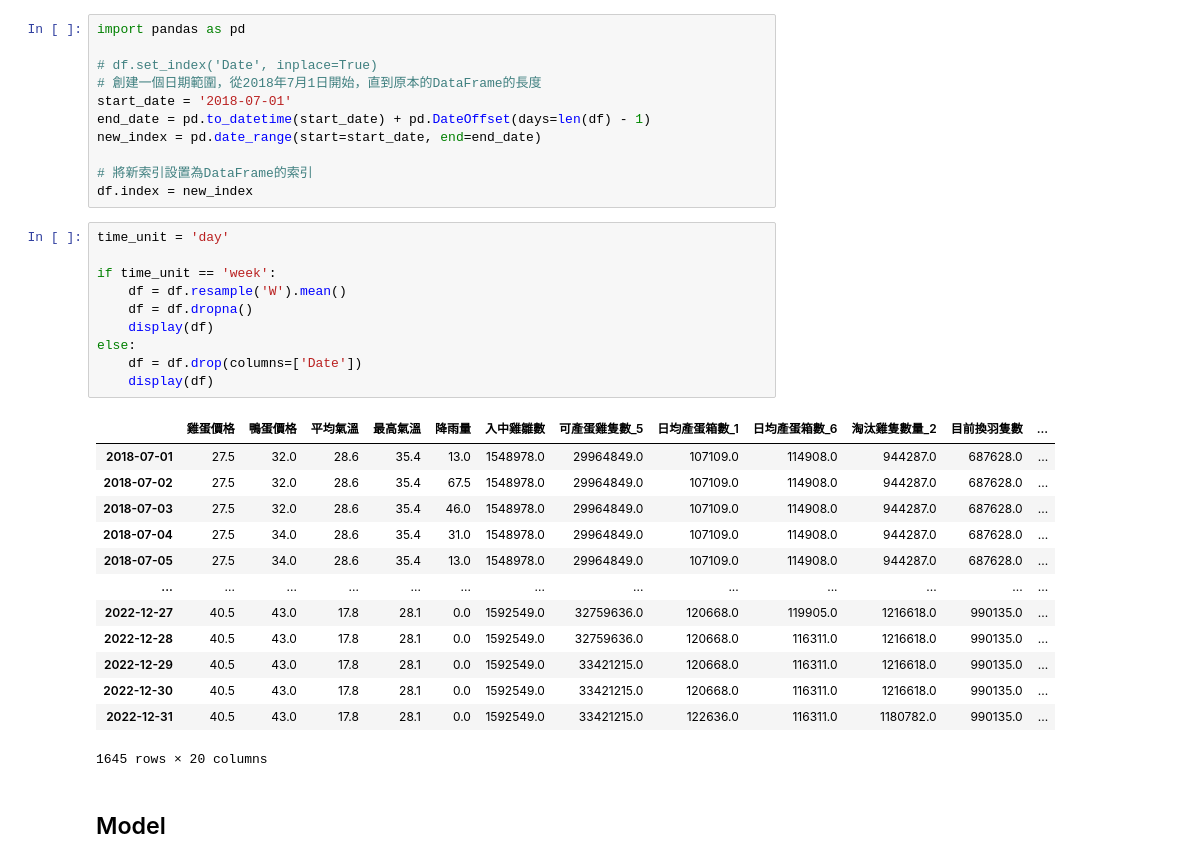
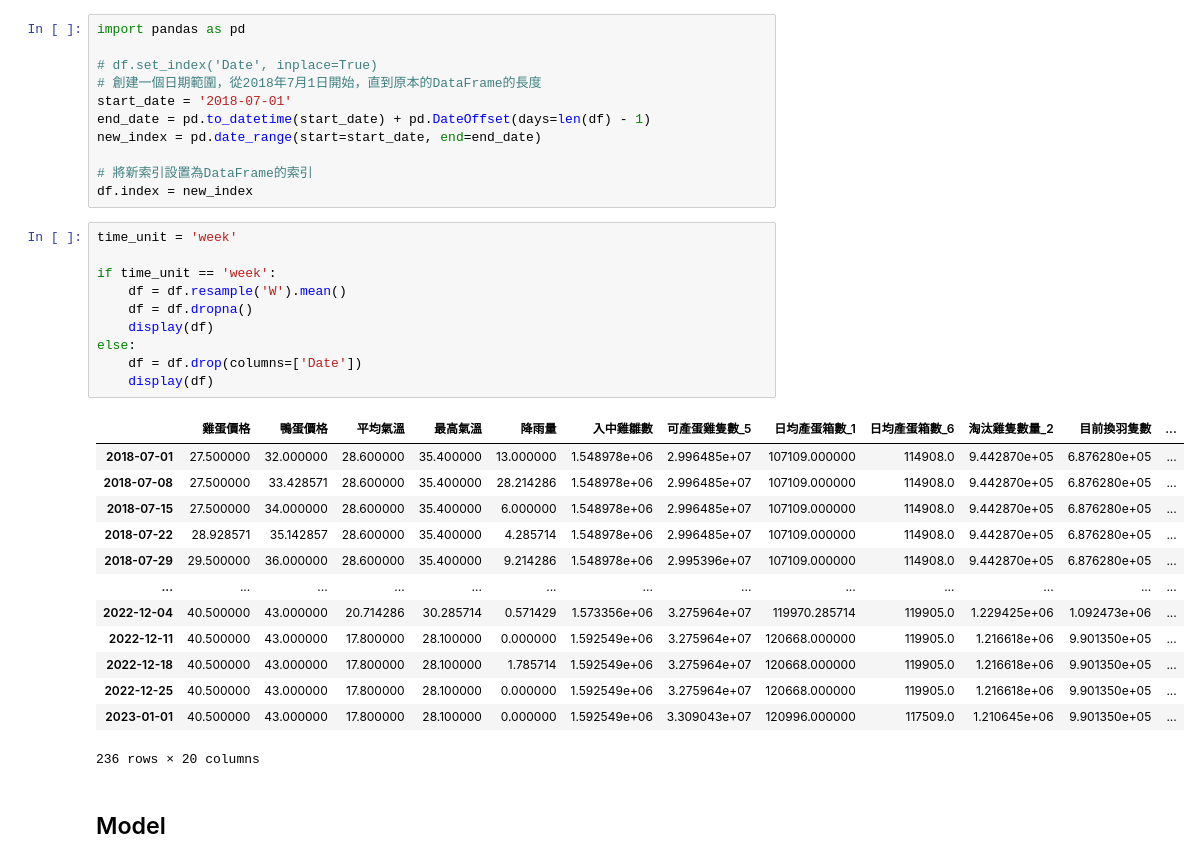
Before and after one commit to rongzunzzz/112-1-SLDL-Final-EggPricePrediction, a Jupyter notebook: SARIMA/model_SARIMA_extended.ipynb, the cells around one changed output. Drawn from its saved outputs; the diff is of its cells as text.

```diff
--- a/SARIMA/model_SARIMA_extended.ipynb
+++ b/SARIMA/model_SARIMA_extended.ipynb
@@ -61,29 +61,29 @@ new_index = pd.date_range(start=start_date, end=end_date)
 # 將新索引設置為DataFrame的索引
 df.index = new_index
 # %%
-time_unit = 'day'
+time_unit = 'week'
 
 if time_unit == 'week':
     df = df.resample('W').mean()
     df = df.dropna()
     display(df)
 else:
     df = df.drop(columns=['Date'])
     display(df)
 # %% [output]
 |  | 雞蛋價格 | 鴨蛋價格 | 平均氣溫 | 最高氣溫 | 降雨量 | 入中雞雛數 | 可產蛋雞隻數_5 | 日均產蛋箱數_1 | 日均產蛋箱數_6 | 淘汰雞隻數量_2 | 目前換羽隻數 | ... |
-| 2018-07-01 | 27.5 | 32.0 | 28.6 | 35.4 | 13.0 | 1548978.0 | 29964849.0 | 107109.0 | 114908.0 | 944287.0 | 687628.0 | ... |
-| 2018-07-02 | 27.5 | 32.0 | 28.6 | 35.4 | 67.5 | 1548978.0 | 29964849.0 | 107109.0 | 114908.0 | 944287.0 | 687628.0 | ... |
-| 2018-07-03 | 27.5 | 32.0 | 28.6 | 35.4 | 46.0 | 1548978.0 | 29964849.0 | 107109.0 | 114908.0 | 944287.0 | 687628.0 | ... |
-| 2018-07-04 | 27.5 | 34.0 | 28.6 | 35.4 | 31.0 | 1548978.0 | 29964849.0 | 107109.0 | 114908.0 | 944287.0 | 687628.0 | ... |
-| 2018-07-05 | 27.5 | 34.0 | 28.6 | 35.4 | 13.0 | 1548978.0 | 29964849.0 | 107109.0 | 114908.0 | 944287.0 | 687628.0 | ... |
+| 2018-07-01 | 27.500000 | 32.000000 | 28.600000 | 35.400000 | 13.000000 | 1.548978e+06 | 2.996485e+07 | 107109.000000 | 114908.0 | 9.442870e+05 | 6.876280e+05 | ... |
+| 2018-07-08 | 27.500000 | 33.428571 | 28.600000 | 35.400000 | 28.214286 | 1.548978e+06 | 2.996485e+07 | 107109.000000 | 114908.0 | 9.442870e+05 | 6.876280e+05 | ... |
+| 2018-07-15 | 27.500000 | 34.000000 | 28.600000 | 35.400000 | 6.000000 | 1.548978e+06 | 2.996485e+07 | 107109.000000 | 114908.0 | 9.442870e+05 | 6.876280e+05 | ... |
+| 2018-07-22 | 28.928571 | 35.142857 | 28.600000 | 35.400000 | 4.285714 | 1.548978e+06 | 2.996485e+07 | 107109.000000 | 114908.0 | 9.442870e+05 | 6.876280e+05 | ... |
+| 2018-07-29 | 29.500000 | 36.000000 | 28.600000 | 35.400000 | 9.214286 | 1.548978e+06 | 2.995396e+07 | 107109.000000 | 114908.0 | 9.442870e+05 | 6.876280e+05 | ... |
 | ... | ... | ... | ... | ... | ... | ... | ... | ... | ... | ... | ... | ... |
-| 2022-12-27 | 40.5 | 43.0 | 17.8 | 28.1 | 0.0 | 1592549.0 | 32759636.0 | 120668.0 | 119905.0 | 1216618.0 | 990135.0 | ... |
-| 2022-12-28 | 40.5 | 43.0 | 17.8 | 28.1 | 0.0 | 1592549.0 | 32759636.0 | 120668.0 | 116311.0 | 1216618.0 | 990135.0 | ... |
-| 2022-12-29 | 40.5 | 43.0 | 17.8 | 28.1 | 0.0 | 1592549.0 | 33421215.0 | 120668.0 | 116311.0 | 1216618.0 | 990135.0 | ... |
-| 2022-12-30 | 40.5 | 43.0 | 17.8 | 28.1 | 0.0 | 1592549.0 | 33421215.0 | 120668.0 | 116311.0 | 1216618.0 | 990135.0 | ... |
-| 2022-12-31 | 40.5 | 43.0 | 17.8 | 28.1 | 0.0 | 1592549.0 | 33421215.0 | 122636.0 | 116311.0 | 1180782.0 | 990135.0 | ... |
+| 2022-12-04 | 40.500000 | 43.000000 | 20.714286 | 30.285714 | 0.571429 | 1.573356e+06 | 3.275964e+07 | 119970.285714 | 119905.0 | 1.229425e+06 | 1.092473e+06 | ... |
+| 2022-12-11 | 40.500000 | 43.000000 | 17.800000 | 28.100000 | 0.000000 | 1.592549e+06 | 3.275964e+07 | 120668.000000 | 119905.0 | 1.216618e+06 | 9.901350e+05 | ... |
+| 2022-12-18 | 40.500000 | 43.000000 | 17.800000 | 28.100000 | 1.785714 | 1.592549e+06 | 3.275964e+07 | 120668.000000 | 119905.0 | 1.216618e+06 | 9.901350e+05 | ... |
+| 2022-12-25 | 40.500000 | 43.000000 | 17.800000 | 28.100000 | 0.000000 | 1.592549e+06 | 3.275964e+07 | 120668.000000 | 119905.0 | 1.216618e+06 | 9.901350e+05 | ... |
+| 2023-01-01 | 40.500000 | 43.000000 | 17.800000 | 28.100000 | 0.000000 | 1.592549e+06 | 3.309043e+07 | 120996.000000 | 117509.0 | 1.210645e+06 | 9.901350e+05 | ... |
-1645 rows × 20 columns
+236 rows × 20 columns
 # %% [markdown]
 ## Model
 # %%
```
Also changed, not shown: parts of 7 cells of this notebook.
